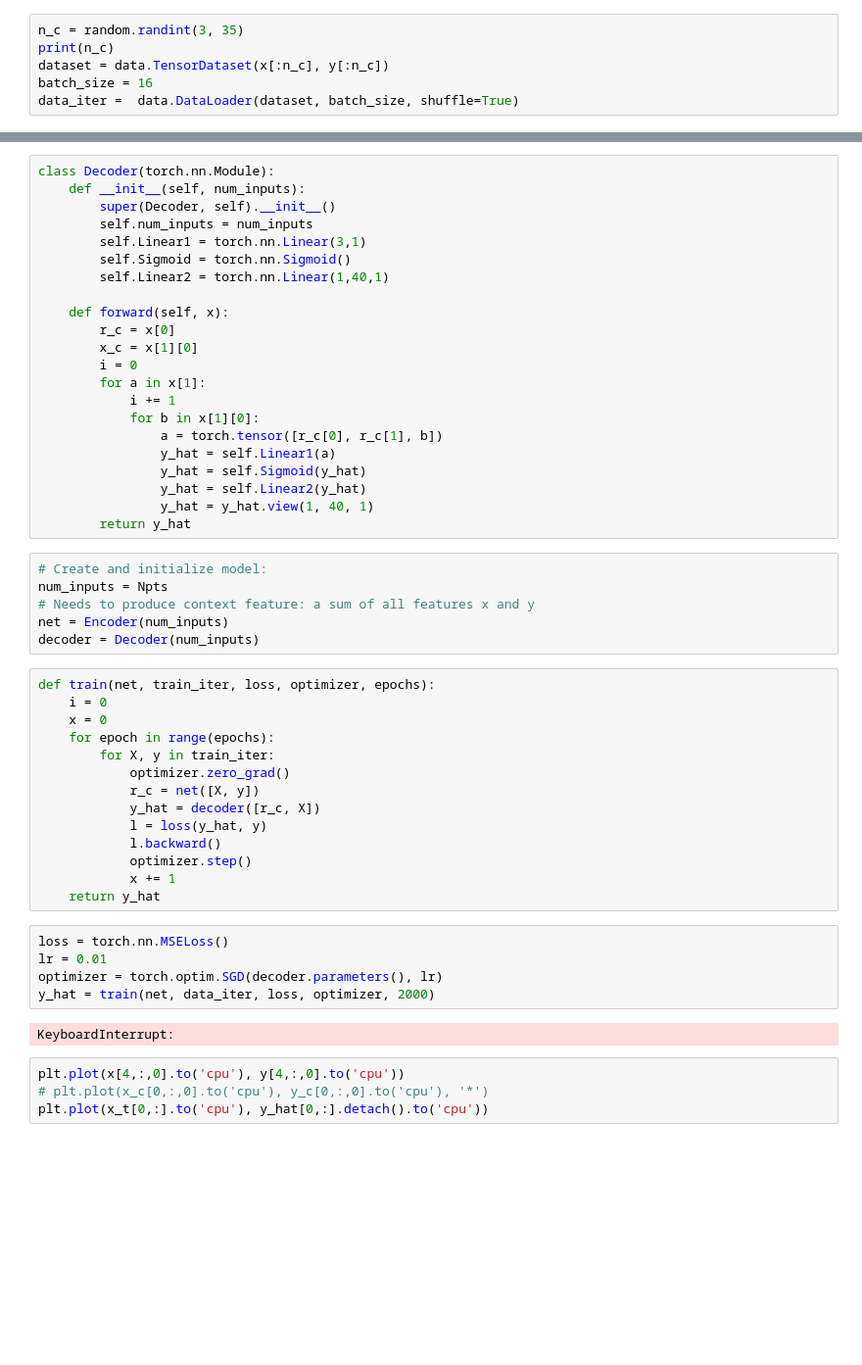
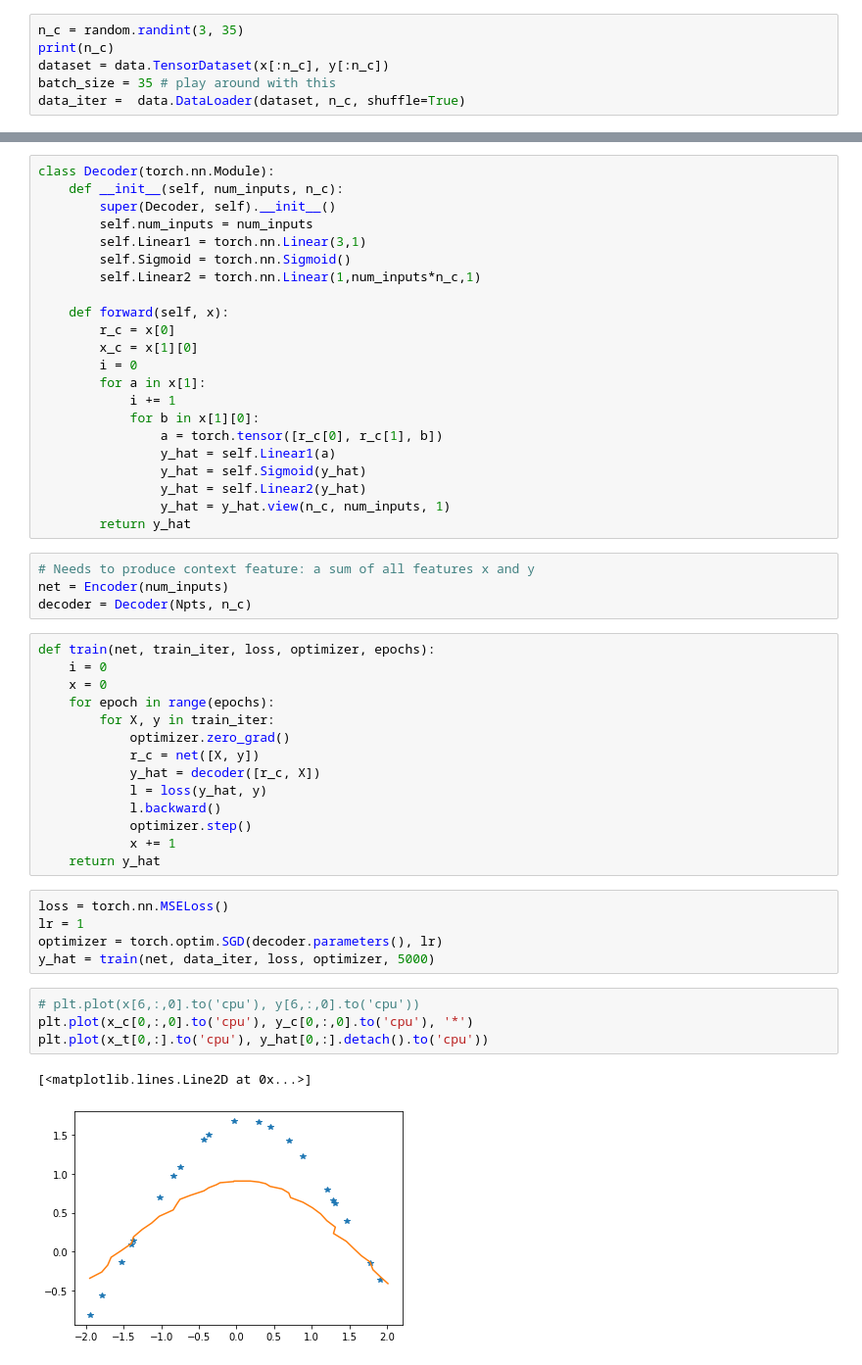
Before and after one commit to johnsn27/artificialIntelligence, a Jupyter notebook: CWTask/CW.ipynb, the cells around one changed output, grey strips where cells are left out. Shown: that part at 98% size. Saved outputs shown, nothing was run; the diff lists cells and outputs as text; blank space fills up the shorter version.

Commit message:
load in correct context values to model

```diff
--- a/CWTask/CW.ipynb
+++ b/CWTask/CW.ipynb
@@ -113,6 +111,6 @@ plt.plot(x[6,:],y[6,:])
 n_c = random.randint(3, 35)
 print(n_c)
 dataset = data.TensorDataset(x[:n_c], y[:n_c])
-batch_size = 16
-data_iter =  data.DataLoader(dataset, batch_size, shuffle=True)
+batch_size = 35 # play around with this
+data_iter =  data.DataLoader(dataset, n_c, shuffle=True)
 # %% [output]
@@ -144,11 +138,11 @@ class Encoder(torch.nn.Module):
 # %%
 class Decoder(torch.nn.Module):
-    def __init__(self, num_inputs):
+    def __init__(self, num_inputs, n_c):
         super(Decoder, self).__init__()
         self.num_inputs = num_inputs
         self.Linear1 = torch.nn.Linear(3,1)
         self.Sigmoid = torch.nn.Sigmoid()
-        self.Linear2 = torch.nn.Linear(1,40,1)
+        self.Linear2 = torch.nn.Linear(1,num_inputs*n_c,1)
 
     def forward(self, x):
         r_c = x[0]
@@ -161,14 +155,12 @@ class Decoder(torch.nn.Module):
                 y_hat = self.Linear1(a)
                 y_hat = self.Sigmoid(y_hat)
                 y_hat = self.Linear2(y_hat)
-                y_hat = y_hat.view(1, 40, 1)
+                y_hat = y_hat.view(n_c, num_inputs, 1)
         return y_hat
 # %%
-# Create and initialize model:
-num_inputs = Npts
 # Needs to produce context feature: a sum of all features x and y
 net = Encoder(num_inputs)
-decoder = Decoder(num_inputs)
+decoder = Decoder(Npts, n_c)
 # %%
 def train(net, train_iter, loss, optimizer, epochs):
     i = 0
@@ -185,12 +177,13 @@ def train(net, train_iter, loss, optimizer, epochs):
     return y_hat
 # %%
 loss = torch.nn.MSELoss()
-lr = 0.01
+lr = 1
 optimizer = torch.optim.SGD(decoder.parameters(), lr)
-y_hat = train(net, data_iter, loss, optimizer, 2000)
+y_hat = train(net, data_iter, loss, optimizer, 5000)
-# %% [output]
-KeyboardInterrupt:
 # %%
-plt.plot(x[4,:,0].to('cpu'), y[4,:,0].to('cpu'))
-# plt.plot(x_c[0,:,0].to('cpu'), y_c[0,:,0].to('cpu'), '*')
+# plt.plot(x[6,:,0].to('cpu'), y[6,:,0].to('cpu'))
+plt.plot(x_c[0,:,0].to('cpu'), y_c[0,:,0].to('cpu'), '*')
 plt.plot(x_t[0,:].to('cpu'), y_hat[0,:].detach().to('cpu'))
+# %% [output]
+[<matplotlib.lines.Line2D at 0x...>]
+[figure, added]
```
Also changed, not shown: parts of 4 cells of this notebook.
